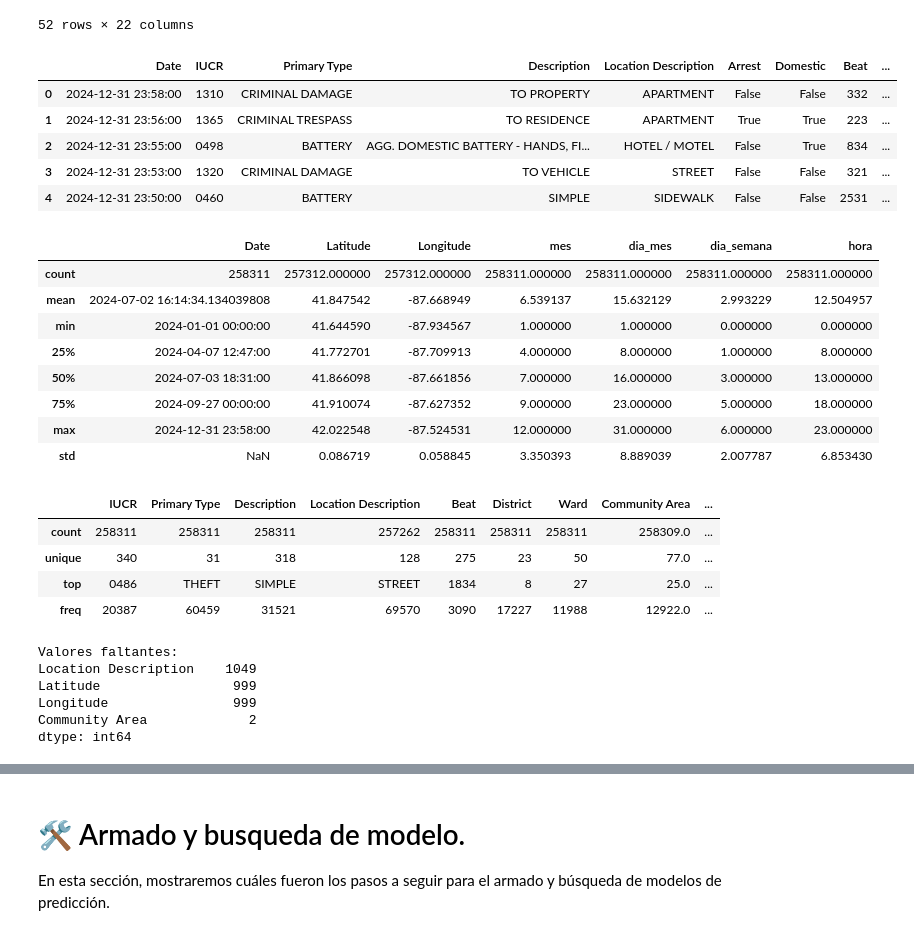
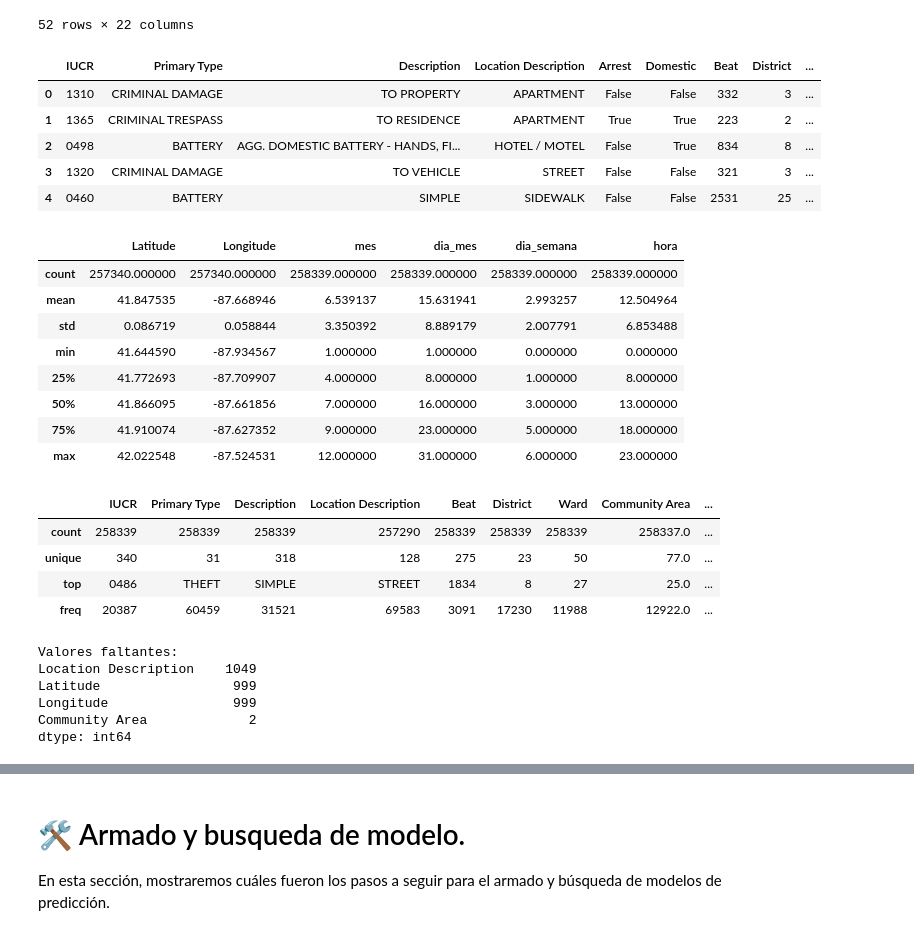
Before and after one commit to gjmv/CEIA_2025_B2_AMq_TP, a Jupyter notebook: TP.ipynb, the cells around one changed output, grey strips where cells are left out. Saved outputs shown, nothing was run; the diff lists cells and outputs as text; code cells hidden in the pictures.

```diff
--- a/TP.ipynb
+++ b/TP.ipynb
@@ -77,33 +104,32 @@ Filas duplicadas: 52, casos: 24
 | 258116 | 27932 | JH100028 | 01/01/2024 12:56:00 AM | 070XX S WABASH AVE | 0110 | HOMICIDE | FIRST DEGREE MURDER | HOUSE | ... |
 52 rows × 22 columns
 # %%
+# Ordenamos por fecha de crimen y de actualización, para que al momento de eliminar duplicados, podamos quedarnos con el último
 # Eliminamos los duplicados obtenidos, consideramos los iguales ignorando la fecha del suceso, la actualización, y el id del dataset (que no es el id del suceso).
-df_csv.drop_duplicates(df_dup.columns, keep='last', inplace=True)
+df_csv.sort_values(axis=0, by=["Updated On", "Date"], ascending=True).drop_duplicates(df_dup.columns, keep='last', inplace=True)
 # %%
 # Convertimos columnas del dataset al tipo correcto y agregamos datos extraidos de la fecha
 df_csv["Date"] = pd.to_datetime(df_csv["Date"], format="%m/%d/%Y %I:%M:%S %p")
 df_csv["mes"] = df_csv["Date"].dt.month
 df_csv["dia_mes"] = df_csv["Date"].dt.day
 df_csv["dia_semana"] = df_csv["Date"].dt.dayofweek
 df_csv["hora"] = df_csv["Date"].dt.hour
 
 categorical_cols = ['IUCR', 'Primary Type', 'Description', 'Location Description', 'Beat', 'District', 'Ward', 'Community Area', 'FBI Code']
 df_csv[categorical_cols] = df_csv[categorical_cols].astype('category')
 
-
-#### PARA ANALIZAR
 # Eliminamos columnas que consideramos no tienen aporte significativo, o que tiene valores únicos para cada fila (ids)
-drop_columns = ["ID", "Case Number", "Block", "X Coordinate", "Y Coordinate", "Year", "Updated On", "Location"]
+drop_columns = ["ID", "Date", "Case Number", "Block", "X Coordinate", "Y Coordinate", "Year", "Updated On", "Location"]
 df_csv.drop(drop_columns, inplace=True, axis=1)
 
 df_csv.head()
 # %% [output]
-|  | Date | IUCR | Primary Type | Description | Location Description | Arrest | Domestic | Beat | ... |
-| 0 | 2024-12-31 23:58:00 | 1310 | CRIMINAL DAMAGE | TO PROPERTY | APARTMENT | False | False | 332 | ... |
-| 1 | 2024-12-31 23:56:00 | 1365 | CRIMINAL TRESPASS | TO RESIDENCE | APARTMENT | True | True | 223 | ... |
-| 2 | 2024-12-31 23:55:00 | 0498 | BATTERY | AGG. DOMESTIC BATTERY - HANDS, FI... | HOTEL / MOTEL | False | True | 834 | ... |
-| 3 | 2024-12-31 23:53:00 | 1320 | CRIMINAL DAMAGE | TO VEHICLE | STREET | False | False | 321 | ... |
-| 4 | 2024-12-31 23:50:00 | 0460 | BATTERY | SIMPLE | SIDEWALK | False | False | 2531 | ... |
+|  | IUCR | Primary Type | Description | Location Description | Arrest | Domestic | Beat | District | ... |
+| 0 | 1310 | CRIMINAL DAMAGE | TO PROPERTY | APARTMENT | False | False | 332 | 3 | ... |
+| 1 | 1365 | CRIMINAL TRESPASS | TO RESIDENCE | APARTMENT | True | True | 223 | 2 | ... |
+| 2 | 0498 | BATTERY | AGG. DOMESTIC BATTERY - HANDS, FI... | HOTEL / MOTEL | False | True | 834 | 8 | ... |
+| 3 | 1320 | CRIMINAL DAMAGE | TO VEHICLE | STREET | False | False | 321 | 3 | ... |
+| 4 | 0460 | BATTERY | SIMPLE | SIDEWALK | False | False | 2531 | 25 | ... |
 # %%
 # Info de columnas numéricas
 display(df_csv.describe())
@@ -116,20 +142,20 @@ missing_data = df_csv.isnull().sum()
 missing_data = missing_data[missing_data>0]
 print(f"Valores faltantes:\n{missing_data.sort_values(ascending = False)}")
 # %% [output]
-|  | Date | Latitude | Longitude | mes | dia_mes | dia_semana | hora |
-| count | 258311 | 257312.000000 | 257312.000000 | 258311.000000 | 258311.000000 | 258311.000000 | 258311.000000 |
-| mean | 2024-07-02 16:14:34.134039808 | 41.847542 | -87.668949 | 6.539137 | 15.632129 | 2.993229 | 12.504957 |
-| min | 2024-01-01 00:00:00 | 41.644590 | -87.934567 | 1.000000 | 1.000000 | 0.000000 | 0.000000 |
-| 25% | 2024-04-07 12:47:00 | 41.772701 | -87.709913 | 4.000000 | 8.000000 | 1.000000 | 8.000000 |
-| 50% | 2024-07-03 18:31:00 | 41.866098 | -87.661856 | 7.000000 | 16.000000 | 3.000000 | 13.000000 |
-| 75% | 2024-09-27 00:00:00 | 41.910074 | -87.627352 | 9.000000 | 23.000000 | 5.000000 | 18.000000 |
-| max | 2024-12-31 23:58:00 | 42.022548 | -87.524531 | 12.000000 | 31.000000 | 6.000000 | 23.000000 |
-| std | NaN | 0.086719 | 0.058845 | 3.350393 | 8.889039 | 2.007787 | 6.853430 |
+|  | Latitude | Longitude | mes | dia_mes | dia_semana | hora |
+| count | 257340.000000 | 257340.000000 | 258339.000000 | 258339.000000 | 258339.000000 | 258339.000000 |
+| mean | 41.847535 | -87.668946 | 6.539137 | 15.631941 | 2.993257 | 12.504964 |
+| std | 0.086719 | 0.058844 | 3.350392 | 8.889179 | 2.007791 | 6.853488 |
+| min | 41.644590 | -87.934567 | 1.000000 | 1.000000 | 0.000000 | 0.000000 |
+| 25% | 41.772693 | -87.709907 | 4.000000 | 8.000000 | 1.000000 | 8.000000 |
+| 50% | 41.866095 | -87.661856 | 7.000000 | 16.000000 | 3.000000 | 13.000000 |
+| 75% | 41.910074 | -87.627352 | 9.000000 | 23.000000 | 5.000000 | 18.000000 |
+| max | 42.022548 | -87.524531 | 12.000000 | 31.000000 | 6.000000 | 23.000000 |
 |  | IUCR | Primary Type | Description | Location Description | Beat | District | Ward | Community Area | ... |
-| count | 258311 | 258311 | 258311 | 257262 | 258311 | 258311 | 258311 | 258309.0 | ... |
+| count | 258339 | 258339 | 258339 | 257290 | 258339 | 258339 | 258339 | 258337.0 | ... |
 | unique | 340 | 31 | 318 | 128 | 275 | 23 | 50 | 77.0 | ... |
 | top | 0486 | THEFT | SIMPLE | STREET | 1834 | 8 | 27 | 25.0 | ... |
-| freq | 20387 | 60459 | 31521 | 69570 | 3090 | 17227 | 11988 | 12922.0 | ... |
+| freq | 20387 | 60459 | 31521 | 69583 | 3091 | 17230 | 11988 | 12922.0 | ... |
 Valores faltantes:
 Location Description    1049
 Latitude                 999
```
Also changed, not shown: parts of 36 cells of this notebook.
